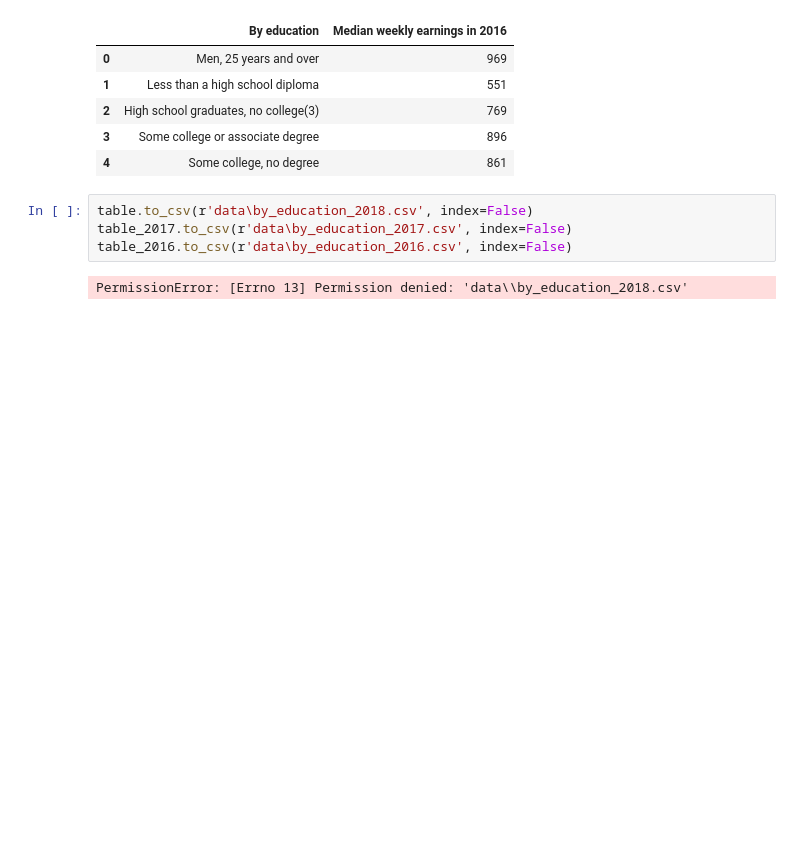
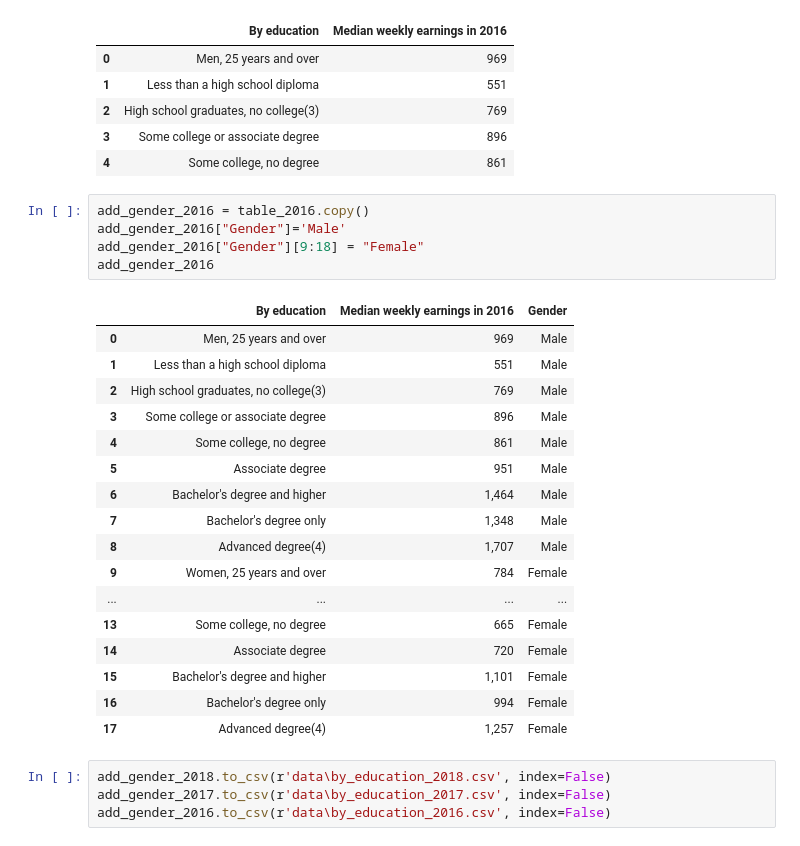
Before and after one commit to lquasem/Gender-Pay-Gap, a Jupyter notebook: cleaning_by_education.ipynb, the cells around one changed output. Saved outputs shown, nothing was run; the diff lists cells and outputs as text; blank space fills up the shorter version.

```diff
--- a/cleaning_by_education.ipynb
+++ b/cleaning_by_education.ipynb
@@ -218,9 +236,30 @@ table_2016.head()
 | 2 | High school graduates, no college(3) | 769 |
 | 3 | Some college or associate degree | 896 |
 | 4 | Some college, no degree | 861 |
+# %%
+add_gender_2016 = table_2016.copy()
+add_gender_2016["Gender"]='Male'
+add_gender_2016["Gender"][9:18] = "Female"
+add_gender_2016
+# %% [output]
+|  | By education | Median weekly earnings in 2016 | Gender |
+| 0 | Men, 25 years and over | 969 | Male |
+| 1 | Less than a high school diploma | 551 | Male |
+| 2 | High school graduates, no college(3) | 769 | Male |
+| 3 | Some college or associate degree | 896 | Male |
+| 4 | Some college, no degree | 861 | Male |
+| 5 | Associate degree | 951 | Male |
+| 6 | Bachelor's degree and higher | 1,464 | Male |
+| 7 | Bachelor's degree only | 1,348 | Male |
+| 8 | Advanced degree(4) | 1,707 | Male |
+| 9 | Women, 25 years and over | 784 | Female |
+| ... | ... | ... | ... |
+| 13 | Some college, no degree | 665 | Female |
+| 14 | Associate degree | 720 | Female |
+| 15 | Bachelor's degree and higher | 1,101 | Female |
+| 16 | Bachelor's degree only | 994 | Female |
+| 17 | Advanced degree(4) | 1,257 | Female |
 # %%
-table.to_csv(r'data\by_education_2018.csv', index=False)
-table_2017.to_csv(r'data\by_education_2017.csv', index=False)
-table_2016.to_csv(r'data\by_education_2016.csv', index=False)
+add_gender_2018.to_csv(r'data\by_education_2018.csv', index=False)
+add_gender_2017.to_csv(r'data\by_education_2017.csv', index=False)
+add_gender_2016.to_csv(r'data\by_education_2016.csv', index=False)
-# %% [output]
-PermissionError: [Errno 13] Permission denied: 'data\\by_education_2018.csv'
```
Also changed, not shown: parts of 5 cells of this notebook, 4 other files.
